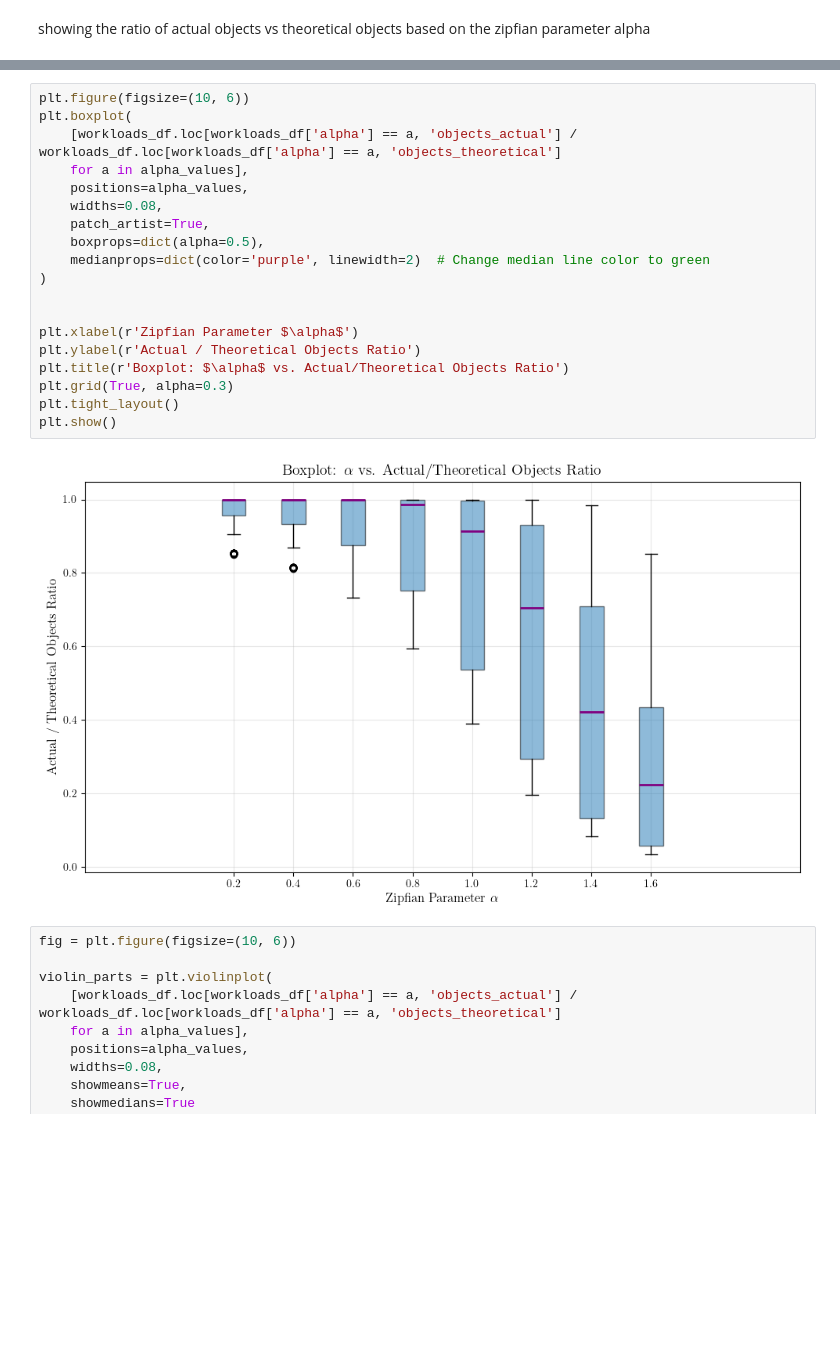
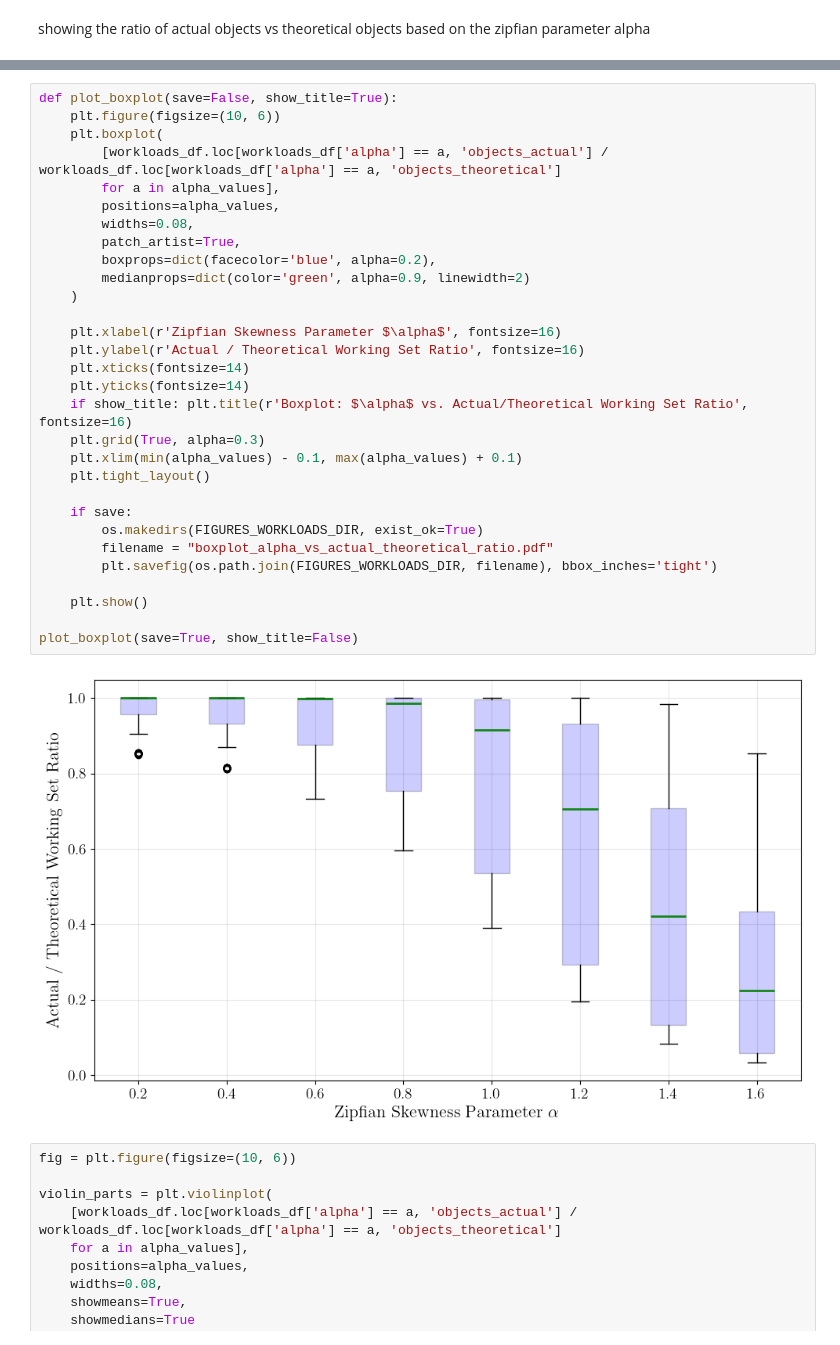
Before and after one commit to laustam/cache-eviction-thesis, a Jupyter notebook: code/scripts/workloads_visualisation.ipynb, the cells around one changed output, grey strips where cells are left out. Saved outputs shown, nothing was run; the diff lists cells and outputs as text; blank space fills up the shorter version.

Commit message:
Improved workload visualization graphs (increased text size etc)

```diff
--- a/code/scripts/workloads_visualisation.ipynb
+++ b/code/scripts/workloads_visualisation.ipynb
@@ -152,24 +171,35 @@ plt.show()
 # %%
-plt.figure(figsize=(10, 6))
-plt.boxplot(
-    [workloads_df.loc[workloads_df['alpha'] == a, 'objects_actual'] / workloads_df.loc[workloads_df['alpha'] == a, 'objects_theoretical']
-    for a in alpha_values],
-    positions=alpha_values,
-    widths=0.08,
-    patch_artist=True,
-    boxprops=dict(alpha=0.5),
-    medianprops=dict(color='purple', linewidth=2)  # Change median line color to green
-)
+def plot_boxplot(save=False, show_title=True):
+    plt.figure(figsize=(10, 6))
+    plt.boxplot(
+        [workloads_df.loc[workloads_df['alpha'] == a, 'objects_actual'] / workloads_df.loc[workloads_df['alpha'] == a, 'objects_theoretical']
+        for a in alpha_values],
+        positions=alpha_values,
+        widths=0.08,
+        patch_artist=True,
+        boxprops=dict(facecolor='blue', alpha=0.2),
+        medianprops=dict(color='green', alpha=0.9, linewidth=2)
+    )
 
+    plt.xlabel(r'Zipfian Skewness Parameter $\alpha$', fontsize=16)
+    plt.ylabel(r'Actual / Theoretical Working Set Ratio', fontsize=16)
+    plt.xticks(fontsize=14)
+    plt.yticks(fontsize=14)
+    if show_title: plt.title(r'Boxplot: $\alpha$ vs. Actual/Theoretical Working Set Ratio', fontsize=16)
+    plt.grid(True, alpha=0.3)
+    plt.xlim(min(alpha_values) - 0.1, max(alpha_values) + 0.1)
+    plt.tight_layout()
 
-plt.xlabel(r'Zipfian Parameter $\alpha$')
-plt.ylabel(r'Actual / Theoretical Objects Ratio')
-plt.title(r'Boxplot: $\alpha$ vs. Actual/Theoretical Objects Ratio')
-plt.grid(True, alpha=0.3)
-plt.tight_layout()
-plt.show()
+    if save:
+        os.makedirs(FIGURES_WORKLOADS_DIR, exist_ok=True)
+        filename = "boxplot_alpha_vs_actual_theoretical_ratio.pdf"
+        plt.savefig(os.path.join(FIGURES_WORKLOADS_DIR, filename), bbox_inches='tight')
+
+    plt.show()
+
+plot_boxplot(save=True, show_title=False)
 # %% [output]
-[figure, old version]
+[figure, new version]
 # %%
 fig = plt.figure(figsize=(10, 6))
 
```
Also changed, not shown: parts of 3 cells of this notebook, 4 other files.
